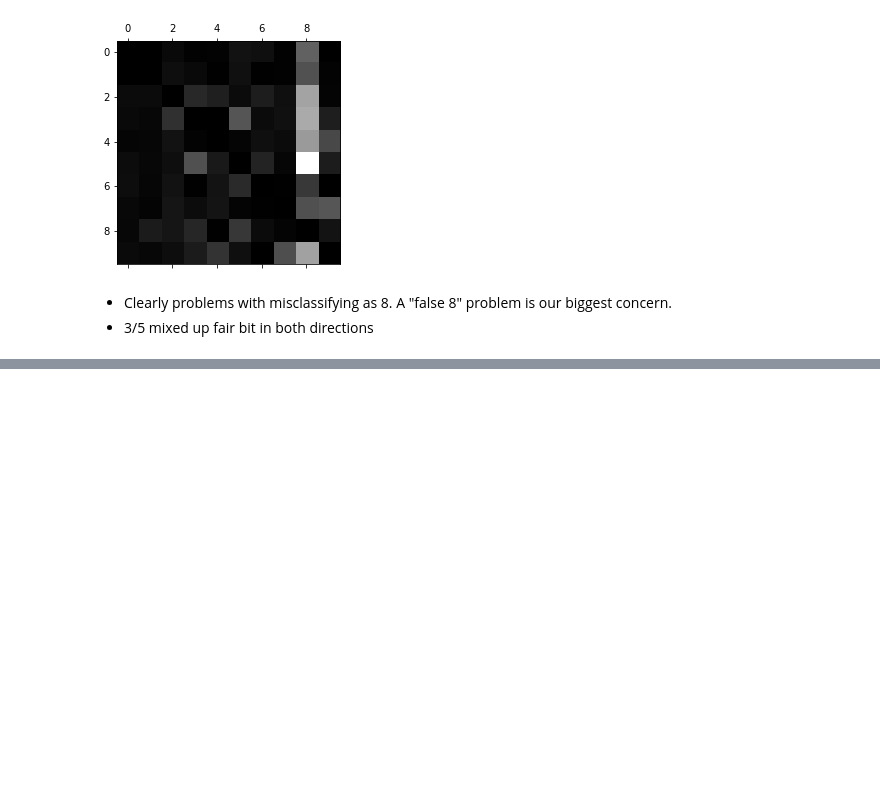
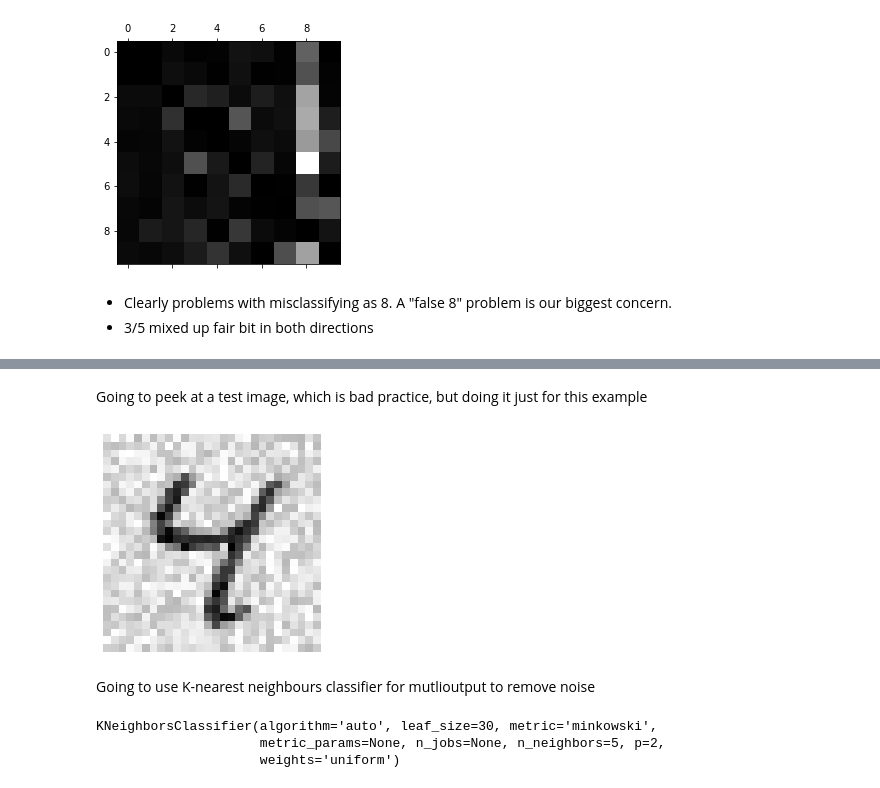
Before and after one commit to jarvisrob/hands-on-ml-book, a Jupyter notebook: Classification.ipynb, the cells around one changed output, grey strips where cells are left out. Drawn from its saved outputs; the diff is of its cells as text; code cells hidden in the pictures; blank space fills up the shorter version.

```diff
--- a/Classification.ipynb
+++ b/Classification.ipynb
@@ -485,0 +523,31 @@ plt.show()
+# %%
+noise = np.random.randint(0, 100, (len(X_train), 784))  # random int from 0-99, for each image, and for each pixel in each of those images
+X_train_mod = X_train + noise
+noise = np.random.randint(0, 100, (len(X_test), 784))  # also for test images
+X_test_mod = X_test + noise
+
+y_train_mod = X_train  # targets are the original images without noise
+y_test_mod = X_test
+# %% [markdown]
+Going to peek at a test image, which is bad practice, but doing it just for this example
+# %%
+import matplotlib as mpl
+import matplotlib.pyplot as plt
+
+some_digit = X_test_mod[6]
+some_digit_image = some_digit.reshape(28, 28)
+
+plt.imshow(some_digit_image, cmap="binary")  # Plot interpreting matrix as 2D array of pixels. `cmap` is colour map, with binary being greyscale with 0=white to 255=black
+plt.axis("off")
+plt.show()
+# %% [output]
+[figure, added]
+# %% [markdown]
+Going to use K-nearest neighbours classifier for mutlioutput to remove noise
+# %%
+knn_clf = KNeighborsClassifier()
+knn_clf.fit(X_train_mod, y_train_mod)
+# %% [output]
+KNeighborsClassifier(algorithm='auto', leaf_size=30, metric='minkowski',
+                     metric_params=None, n_jobs=None, n_neighbors=5, p=2,
+                     weights='uniform')
```
Also changed, not shown: parts of 11 cells of this notebook.
